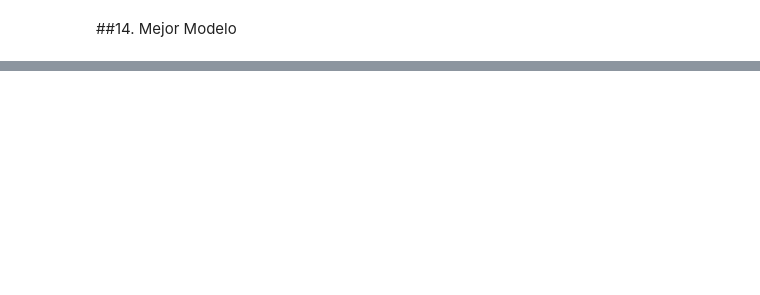
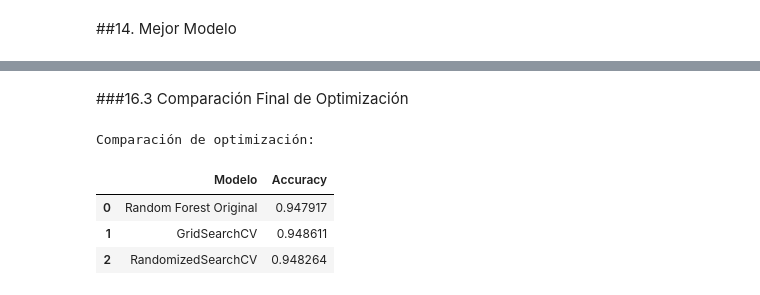
Before and after one commit to mipaillafil/Proyecto_Aeropuertos, a Jupyter notebook: Evaluación_2.ipynb, the cells around one changed output, grey strips where cells are left out. Saved outputs shown, nothing was run; the diff lists cells and outputs as text; code cells hidden in the pictures; blank space fills up the shorter version.

```diff
--- a/Evaluación_2.ipynb
+++ b/Evaluación_2.ipynb
@@ -483,0 +877,27 @@ Comparación completa de modelos:
+# %% [markdown]
+
+###16.3 Comparación Final de Optimización
+# %%
+comparacion_opt = pd.DataFrame({
+    'Modelo': [
+        'Random Forest Original',
+        'GridSearchCV',
+        'RandomizedSearchCV'
+    ],
+
+    'Accuracy': [
+        acc_rf,
+        best_acc,
+        acc_random
+    ]
+})
+
+print("\nComparación de optimización:")
+
+display(comparacion_opt)
+# %% [output]
+Comparación de optimización:
+|  | Modelo | Accuracy |
+| 0 | Random Forest Original | 0.947917 |
+| 1 | GridSearchCV | 0.948611 |
+| 2 | RandomizedSearchCV | 0.948264 |
```
Also changed, not shown: parts of 55 cells of this notebook.
